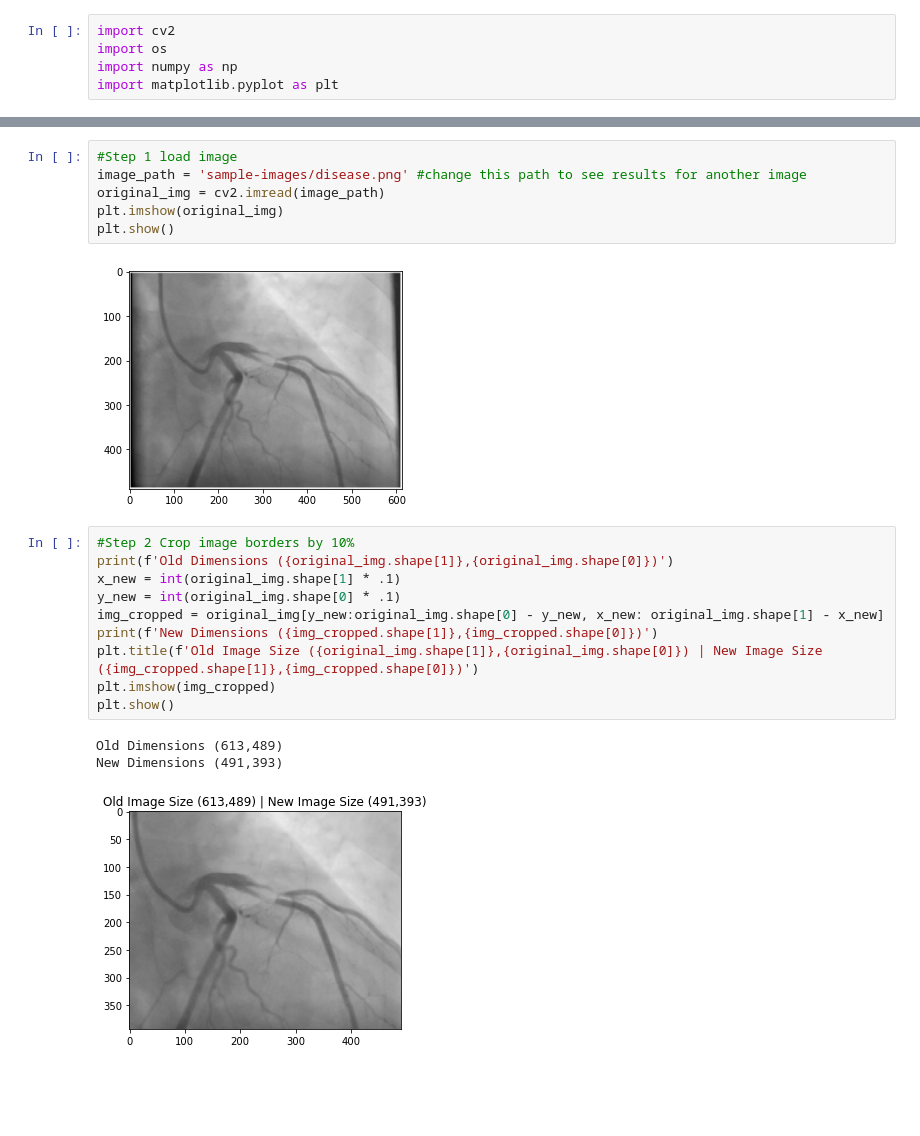
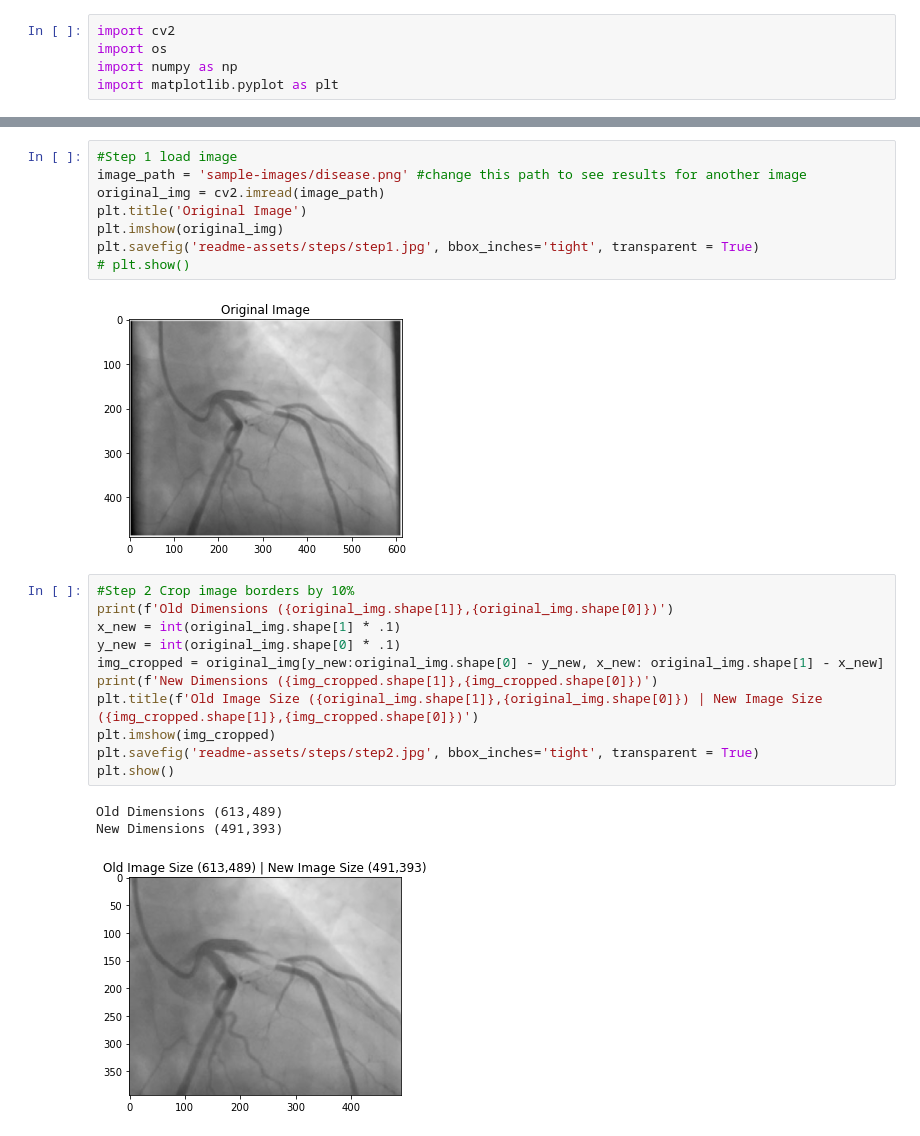
Before and after one commit to HeeebsInc/AngiogramBlockageDetection, a Jupyter notebook: technical-notebook.ipynb, the cells around one changed output, grey strips where cells are left out. Drawn from its saved outputs; the diff is of its cells as text; blank space fills up the shorter version.

Commit message:
changing images from png to jpg

```diff
--- a/technical-notebook.ipynb
+++ b/technical-notebook.ipynb
@@ -11,11 +11,13 @@ import matplotlib.pyplot as plt
 # %%
 #Step 1 load image
 image_path = 'sample-images/disease.png' #change this path to see results for another image
 original_img = cv2.imread(image_path)
+plt.title('Original Image')
 plt.imshow(original_img)
-plt.show()
+plt.savefig('readme-assets/steps/step1.jpg', bbox_inches='tight', transparent = True)
+# plt.show()
 # %% [output]
-[figure, old version]
+[figure, new version]
 # %%
 #Step 2 Crop image borders by 10%
 print(f'Old Dimensions ({original_img.shape[1]},{original_img.shape[0]})')
@@ -25,6 +27,7 @@ img_cropped = original_img[y_new:original_img.shape[0] - y_new, x_new: original_
 print(f'New Dimensions ({img_cropped.shape[1]},{img_cropped.shape[0]})')
 plt.title(f'Old Image Size ({original_img.shape[1]},{original_img.shape[0]}) | New Image Size ({img_cropped.shape[1]},{img_cropped.shape[0]})')
 plt.imshow(img_cropped)
+plt.savefig('readme-assets/steps/step2.jpg', bbox_inches='tight', transparent = True)
 plt.show()
 # %% [output]
 Old Dimensions (613,489)
```
Also changed, not shown: parts of 10 cells of this notebook, 21 other files.
